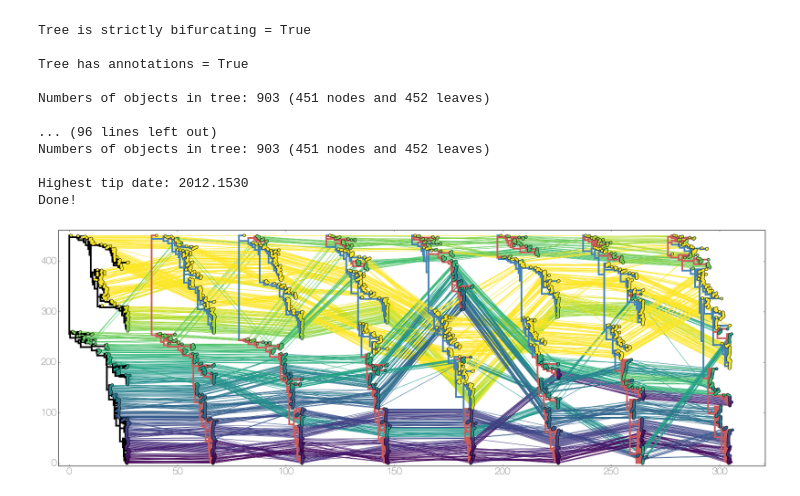
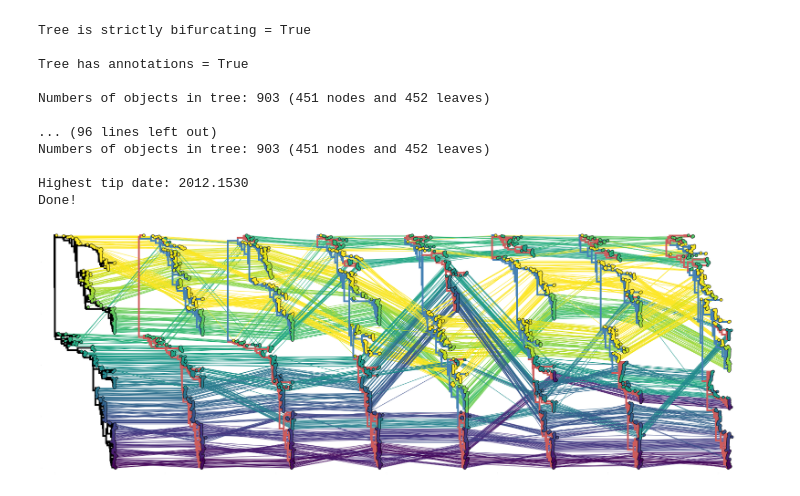
Before and after one commit to evogytis/baltic, a Jupyter notebook: BALTIC_treeParser.ipynb, the cells around one changed output. Saved outputs shown, nothing was run; the diff lists cells and outputs as text; code cells hidden in the pictures.

Commit message:
Update with radial trees.

```diff
--- a/BALTIC_treeParser.ipynb
+++ b/BALTIC_treeParser.ipynb
@@ -54,6 +54,8 @@ At the top is the make_tree function. Given a valid tree string and an empty tre
 # %%
 import re
 import copy
+from IPython.display import HTML
+path='<iframe style="border: 0; width: 400px; height: 345px;" src="https://bandcamp.com/EmbeddedPlayer/album=2074815275/size=large/bgcol=ffffff/linkcol=333333/artwork=small/track=42188979/transparent=true/" seamless><a href="http://obsrr.bandcamp.com/album/nustebusiam-neb-ti">NUSTEBUSIAM NEBUTI by OBSRR</a></iframe>'
 
 class node: ## node class
     def __init__(self):
@@ -84,8 +86,7 @@ class leaf: ## leaf class
         self.x=None ## position of tip on x axis if the tip were to be plotted
         self.y=None ## position of tip on y axis if the tip were to be plotted
 
-## tree class
-class tree:
+class tree: ## tree class
     def __init__(self):
         self.cur_node=node() ## current node is a new instance of a node class
         self.cur_node.index='Root' ## first object in the tree is the root to which the rest gets attached
@@ -493,3 +494,5 @@ def make_tree(data,ll):
 
         if data[i] == ';': ## look for string end
             break ## end loop
+
+HTML(path)
@@ -1116,7 +1121,7 @@ for tree_path in tree_paths: ## iterate over tree files
     ll.setAbsoluteTime(highestTip)
     print 'Highest tip date: %.4f'%(highestTip)
 
-    cc=ll.collapseNodes('posterior',0.7) ## collapse nodes for clarity
+    cc=ll.collapseNodes('posterior',0.1) ## collapse nodes for clarity
 
     cc.sortBranches() ## sort branches, redraws tree too
     trees[tree_path.split('_')[1]]=cc ## add tree object to dict
@@ -1183,31 +1188,40 @@ for t,tr in enumerate(tree_names): ## iterate over trees
         else:
             c='k'
         if isinstance(k,leaf): ## if leaf...
             #x=decimalDate(k.name.split('_')[-1],variable=True) ## get x position from name
 
             s=30 ## tip size can be fixed
 
             pos_in_first_tree=tip_positions['PB1t'][k.name][1] ## fetch y coordinate of same tip in the first tree
             frac_pos=pos_in_first_tree/float(len(cur_tree.Objects))*2.0 ## normalize coordinate to be within interval [0.0,1.0]
 
             ax.scatter(x,y,s=s,facecolor=cmap(frac_pos),edgecolor='none',zorder=11) ## plot circle for every tip
             ax.scatter(x,y,s=s+0.8*s,facecolor='k',edgecolor='none',zorder=10) ## plot black circle underneath
 
             if t!=len(tree_names)-1: ## as long as we're not at the last tree - connect tips with coloured lines
                 next_x,next_y=tip_positions[tree_names[t+1]][k.name] ## fetch coordinates of same tip in next tree
                 next_x+=cumulative_displace+cur_tree.treeHeight+10 ## adjust x coordinate by current displacement and future displacement
 
                 ax.plot([x,next_x],[y,next_y],lw=1,ls='-',color=cmap(frac_pos),zorder=0) ## connect current tip with same tip in the next tree
 
         elif isinstance(k,node): ## if node...
             ax.plot([x,x],[k.children[-1].y,k.children[0].y],lw=branchWidth,color=c,ls='-',zorder=9) ## plot vertical bar
 
         ax.plot([xp,x],[y,y],lw=branchWidth,color=c,ls='-',zorder=9) ## always plot branch
 
     cumulative_displace+=cur_tree.treeHeight+10 ## increment displacement by the height of the tree
 
 ax.set_ylim(-5,len([x for x in cur_tree.Objects if isinstance(x,leaf)])+10) ## set y limits
 ax.set_xlim(-5,cumulative_displace+5)
+
+ax.spines['top'].set_visible(False)
+ax.spines['right'].set_visible(False)
+ax.spines['left'].set_visible(False)
+ax.spines['bottom'].set_visible(False)
+
+ax.tick_params(axis='x',labelsize=0,size=0)
+ax.tick_params(axis='y',labelsize=0,size=0)
+
 plt.show()
 # %% [output]
-[figure, old version]
+[figure, new version]
```
Also changed, not shown: parts of 10 cells of this notebook.
